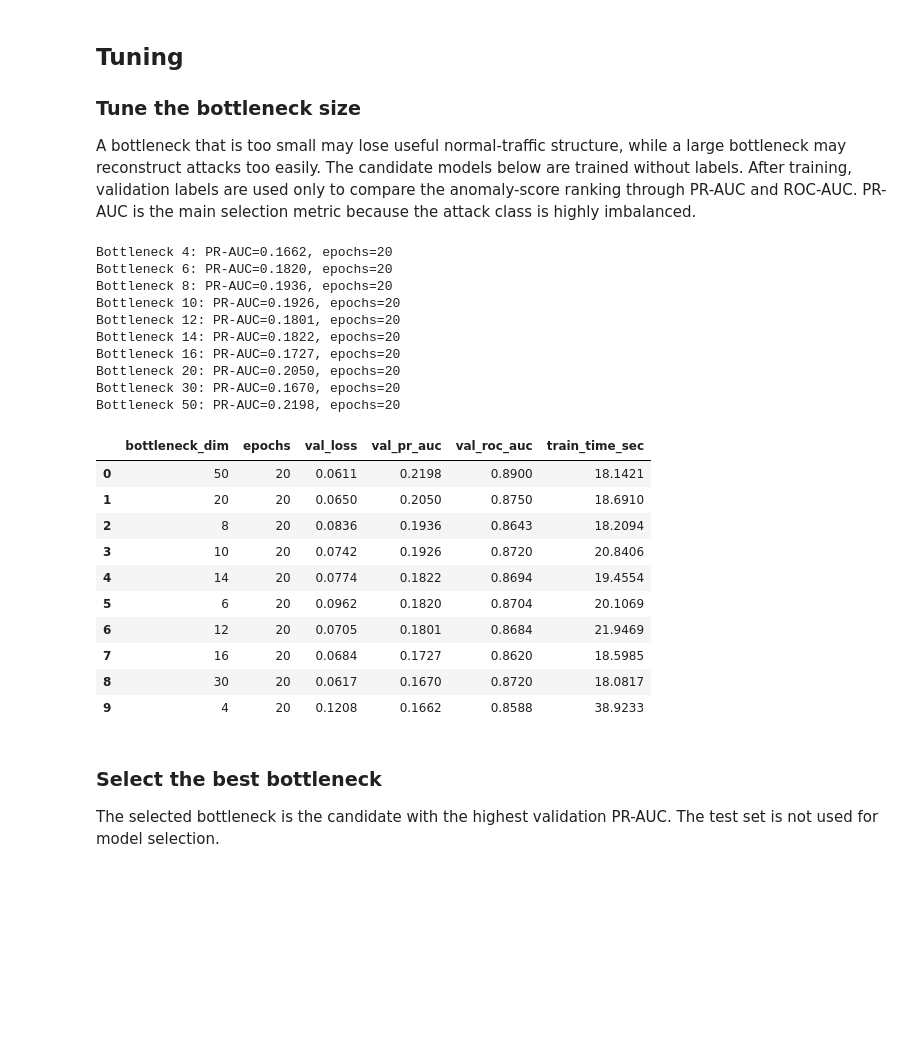
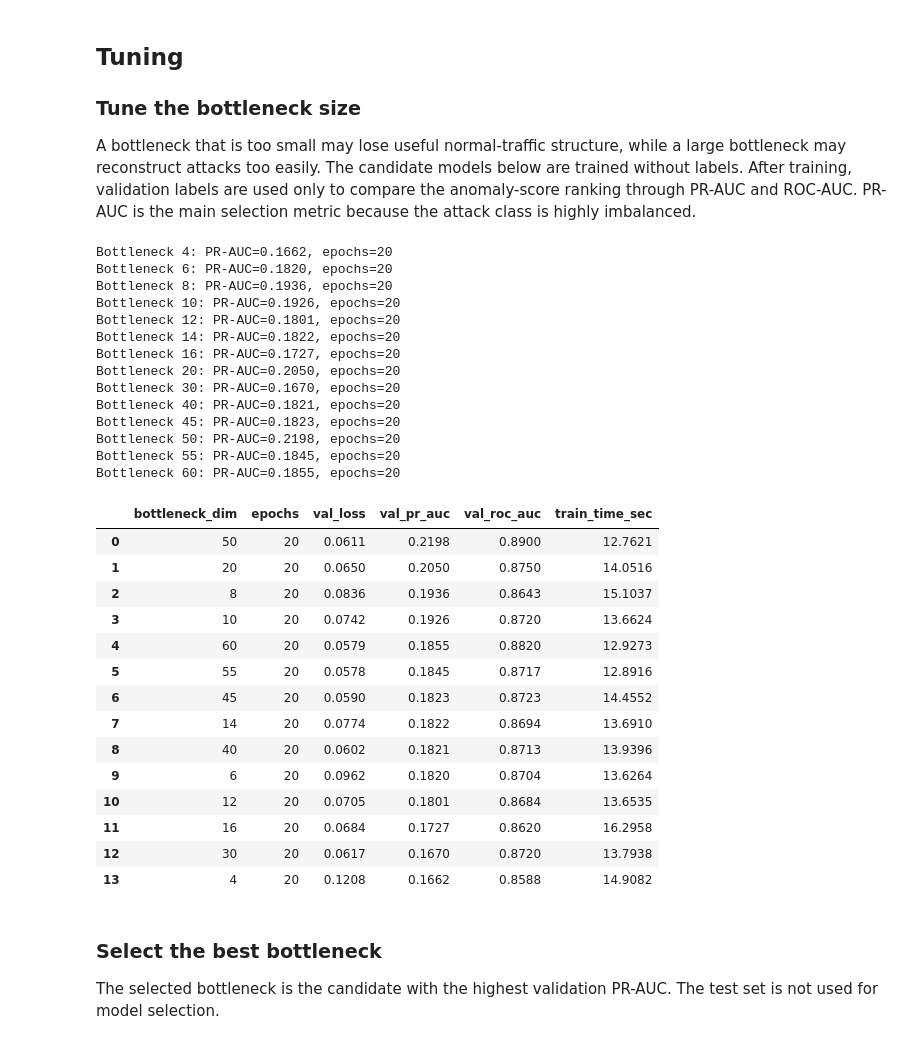
Before and after one commit to yuanmingwang/multi-stage-iot-ids, a Jupyter notebook: notebooks/p2_autoencoders.ipynb, the cells around one changed output. Saved outputs shown, nothing was run; the diff lists cells and outputs as text; code cells hidden in the pictures; blank space fills up the shorter version.

```diff
--- a/notebooks/p2_autoencoders.ipynb
+++ b/notebooks/p2_autoencoders.ipynb
@@ -384,47 +386,55 @@ def reconstruction_errors(model, X, batch_size=4096):
 
 A bottleneck that is too small may lose useful normal-traffic structure, while a large bottleneck may reconstruct attacks too easily. The candidate models below are trained without labels. After training, validation labels are used only to compare the anomaly-score ranking through PR-AUC and ROC-AUC. PR-AUC is the main selection metric because the attack class is highly imbalanced.
 # %%
-bottleneck_values = [4, 6, 8, 10, 12, 14, 16, 20, 30, 32]
+bottleneck_values = [4, 6, 8, 10, 12, 14, 16, 20, 30, 40, 45, 50, 55, 60]
 tuning_rows = []
 
 for bottleneck_dim in bottleneck_values:
     start_time = time.time()
     model, history = train_autoencoder(X_train, X_val, bottleneck_dim, max_epochs=20)
     val_scores = reconstruction_errors(model, X_val)
     tuning_rows.append({
         "bottleneck_dim": bottleneck_dim,
         "epochs": len(history),
         "val_loss": history["val_loss"].min(),
         "val_pr_auc": average_precision_score(y_val, val_scores),
         "val_roc_auc": roc_auc_score(y_val, val_scores),
         "train_time_sec": time.time() - start_time
     })
     print(f"Bottleneck {bottleneck_dim}: PR-AUC={tuning_rows[-1]['val_pr_auc']:.4f}, epochs={len(history)}")
 
 autoencoder_tuning_df = pd.DataFrame(tuning_rows).sort_values(["val_pr_auc", "val_roc_auc"], ascending=False).reset_index(drop=True)
 display(autoencoder_tuning_df.round(4))
 # %% [output]
 Bottleneck 4: PR-AUC=0.1662, epochs=20
 Bottleneck 6: PR-AUC=0.1820, epochs=20
 Bottleneck 8: PR-AUC=0.1936, epochs=20
 Bottleneck 10: PR-AUC=0.1926, epochs=20
 Bottleneck 12: PR-AUC=0.1801, epochs=20
 Bottleneck 14: PR-AUC=0.1822, epochs=20
 Bottleneck 16: PR-AUC=0.1727, epochs=20
 Bottleneck 20: PR-AUC=0.2050, epochs=20
 Bottleneck 30: PR-AUC=0.1670, epochs=20
+Bottleneck 40: PR-AUC=0.1821, epochs=20
+Bottleneck 45: PR-AUC=0.1823, epochs=20
 Bottleneck 50: PR-AUC=0.2198, epochs=20
+Bottleneck 55: PR-AUC=0.1845, epochs=20
+Bottleneck 60: PR-AUC=0.1855, epochs=20
 |  | bottleneck_dim | epochs | val_loss | val_pr_auc | val_roc_auc | train_time_sec |
-| 0 | 50 | 20 | 0.0611 | 0.2198 | 0.8900 | 18.1421 |
-| 1 | 20 | 20 | 0.0650 | 0.2050 | 0.8750 | 18.6910 |
-| 2 | 8 | 20 | 0.0836 | 0.1936 | 0.8643 | 18.2094 |
-| 3 | 10 | 20 | 0.0742 | 0.1926 | 0.8720 | 20.8406 |
-| 4 | 14 | 20 | 0.0774 | 0.1822 | 0.8694 | 19.4554 |
-| 5 | 6 | 20 | 0.0962 | 0.1820 | 0.8704 | 20.1069 |
-| 6 | 12 | 20 | 0.0705 | 0.1801 | 0.8684 | 21.9469 |
-| 7 | 16 | 20 | 0.0684 | 0.1727 | 0.8620 | 18.5985 |
-| 8 | 30 | 20 | 0.0617 | 0.1670 | 0.8720 | 18.0817 |
-| 9 | 4 | 20 | 0.1208 | 0.1662 | 0.8588 | 38.9233 |
+| 0 | 50 | 20 | 0.0611 | 0.2198 | 0.8900 | 12.7621 |
+| 1 | 20 | 20 | 0.0650 | 0.2050 | 0.8750 | 14.0516 |
+| 2 | 8 | 20 | 0.0836 | 0.1936 | 0.8643 | 15.1037 |
+| 3 | 10 | 20 | 0.0742 | 0.1926 | 0.8720 | 13.6624 |
+| 4 | 60 | 20 | 0.0579 | 0.1855 | 0.8820 | 12.9273 |
+| 5 | 55 | 20 | 0.0578 | 0.1845 | 0.8717 | 12.8916 |
+| 6 | 45 | 20 | 0.0590 | 0.1823 | 0.8723 | 14.4552 |
+| 7 | 14 | 20 | 0.0774 | 0.1822 | 0.8694 | 13.6910 |
+| 8 | 40 | 20 | 0.0602 | 0.1821 | 0.8713 | 13.9396 |
+| 9 | 6 | 20 | 0.0962 | 0.1820 | 0.8704 | 13.6264 |
+| 10 | 12 | 20 | 0.0705 | 0.1801 | 0.8684 | 13.6535 |
+| 11 | 16 | 20 | 0.0684 | 0.1727 | 0.8620 | 16.2958 |
+| 12 | 30 | 20 | 0.0617 | 0.1670 | 0.8720 | 13.7938 |
+| 13 | 4 | 20 | 0.1208 | 0.1662 | 0.8588 | 14.9082 |
 # %% [markdown]
 ### Select the best bottleneck
 
```
Also changed, not shown: parts of 30 cells of this notebook.
